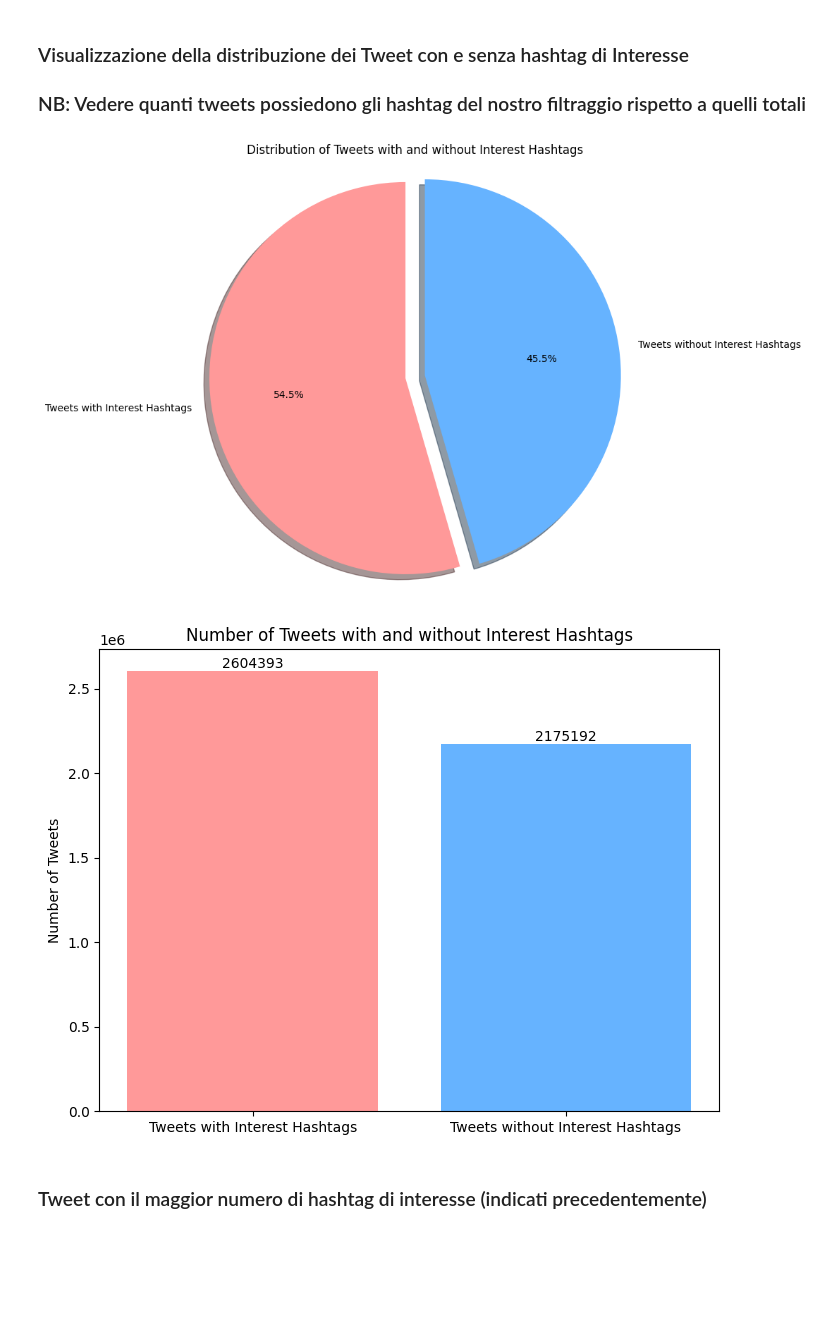
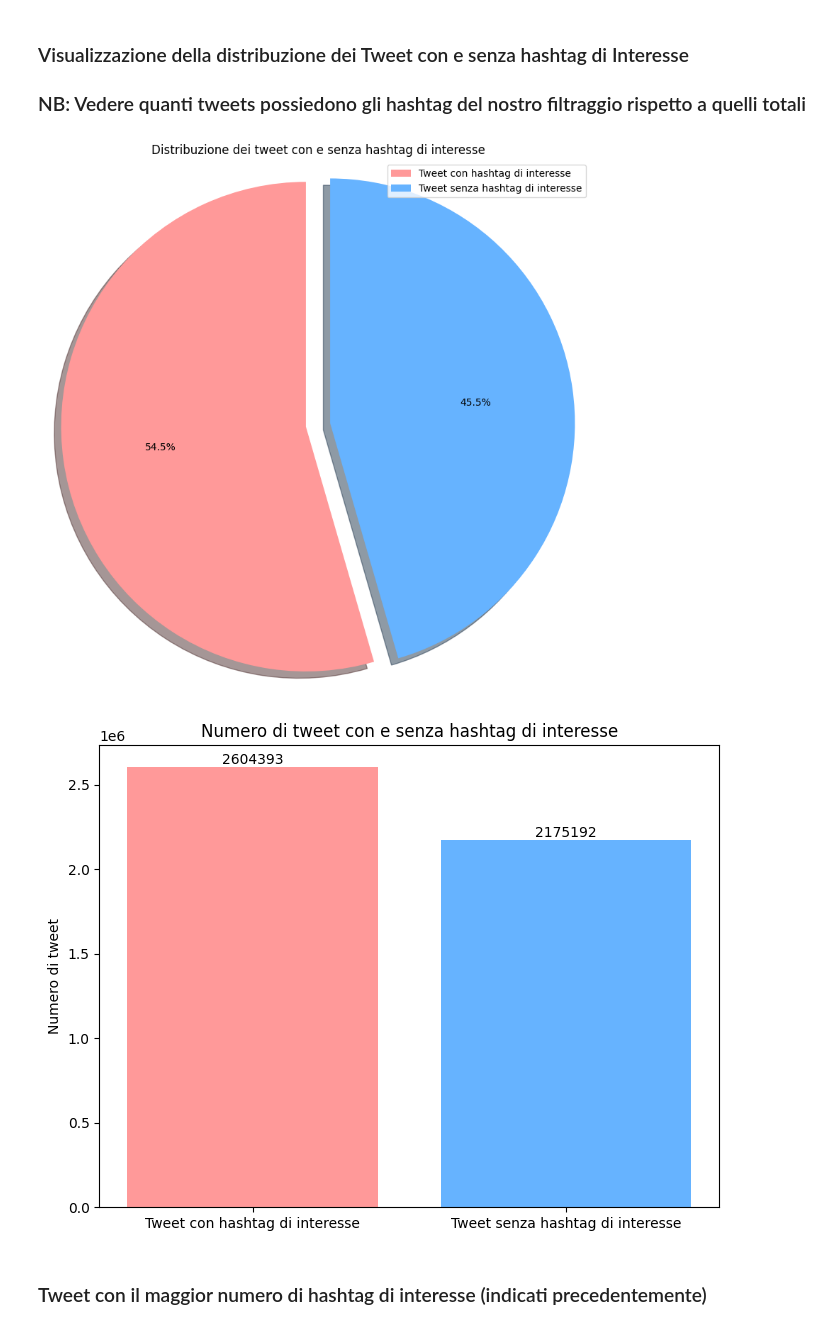
Before and after one commit to riccardospini98/Blockchain, a Jupyter notebook: tweet_SA.ipynb, the cells around one changed output. Cells and saved outputs as stored; diff of their text form; code cells hidden in the pictures; blank space fills up the shorter version.

```diff
--- a/tweet_SA.ipynb
+++ b/tweet_SA.ipynb
@@ -453,34 +453,35 @@ Numero di tweet nella variabile 'tweets_with_interest_hashtags': 2604393
 # %%
 # Conta il numero totale di tweet
 total_tweets = tweets_df_final.shape[0]
 
 # Crea i dati per la visualizzazione
-labels = ['Tweets with Interest Hashtags', 'Tweets without Interest Hashtags']
+labels = ['Tweet con hashtag di interesse', 'Tweet senza hashtag di interesse']
 sizes = [num_tweets_with_interest_hashtags, total_tweets - num_tweets_with_interest_hashtags]
 colors = ['#ff9999','#66b3ff']
 explode = (0.1, 0)
 
 # Grafico a torta
-plt.figure(figsize=(8, 8))
-plt.pie(sizes, explode=explode, labels=labels, colors=colors, autopct='%1.1f%%',
-        shadow=True, startangle=90)
+plt.figure(figsize=(8,8))
+plt.pie(sizes, explode=explode, colors=colors, autopct='%1.1f%%', shadow=True, startangle=90)
 plt.axis('equal')
-plt.title('Distribution of Tweets with and without Interest Hashtags')
+plt.title('Distribuzione dei tweet con e senza hashtag di interesse')
+plt.legend(labels=['Tweet con hashtag di interesse', 'Tweet senza hashtag di interesse'], loc='upper right')
+plt.tight_layout()
 plt.show()
 
 # Grafico a barre
 plt.figure(figsize=(8, 6))
 bars = plt.bar(labels, sizes, color=colors)
-plt.ylabel('Number of Tweets')
-plt.title('Number of Tweets with and without Interest Hashtags')
+plt.ylabel('Numero di tweet')
+plt.title('Numero di tweet con e senza hashtag di interesse')
 for bar in bars:
     yval = bar.get_height()
     plt.text(bar.get_x() + bar.get_width()/2, yval + 5, int(yval), ha='center', va='bottom')
 
 plt.show()
 # %% [output]
-[figure, old version]
+[figure, new version]
-[figure, old version]
+[figure, new version]
 # %% [markdown]
 ### Tweet con il maggior numero di hashtag di interesse (indicati precedentemente)
 # %%
```
Also changed, not shown: parts of 4 cells of this notebook, 1 other file.
